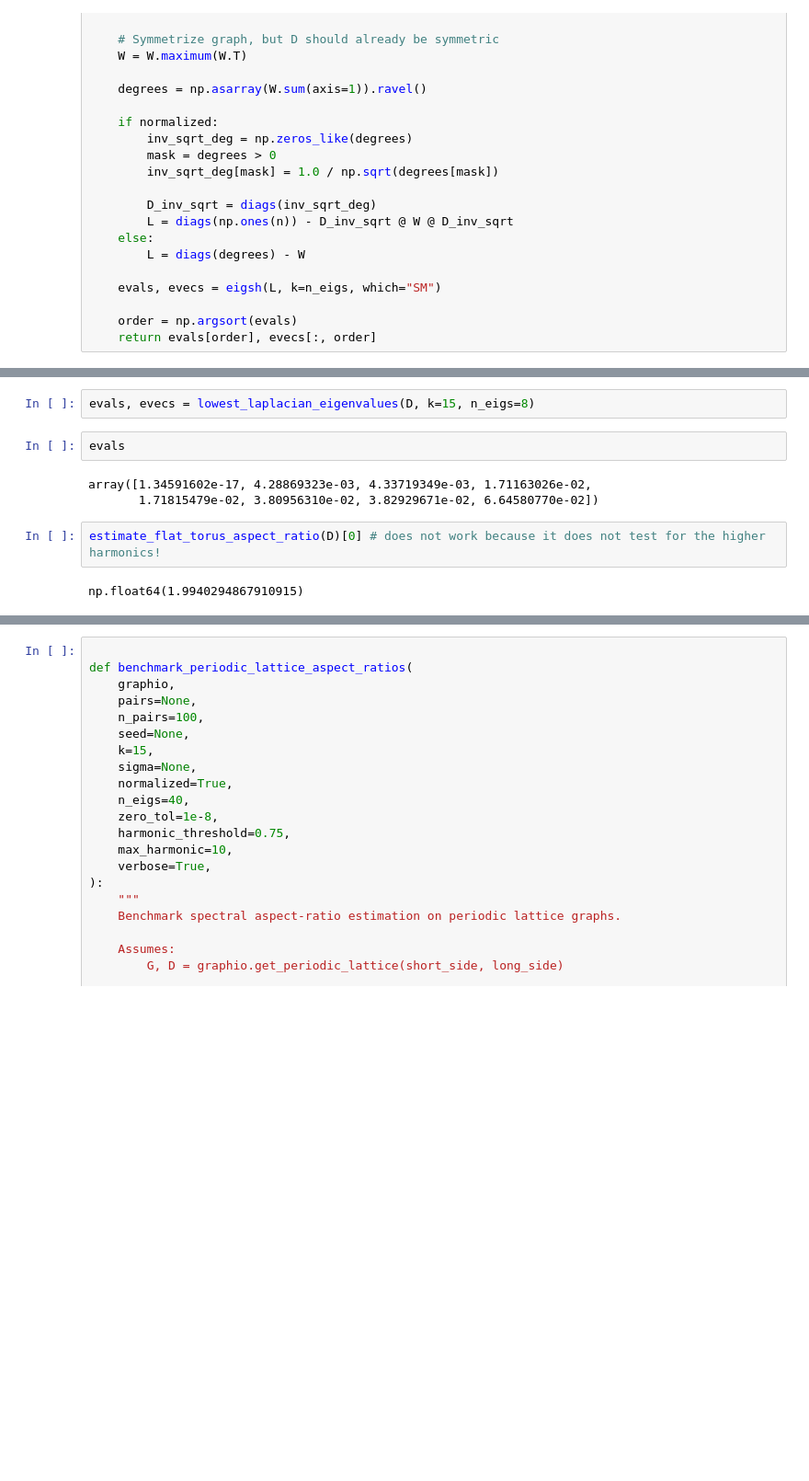
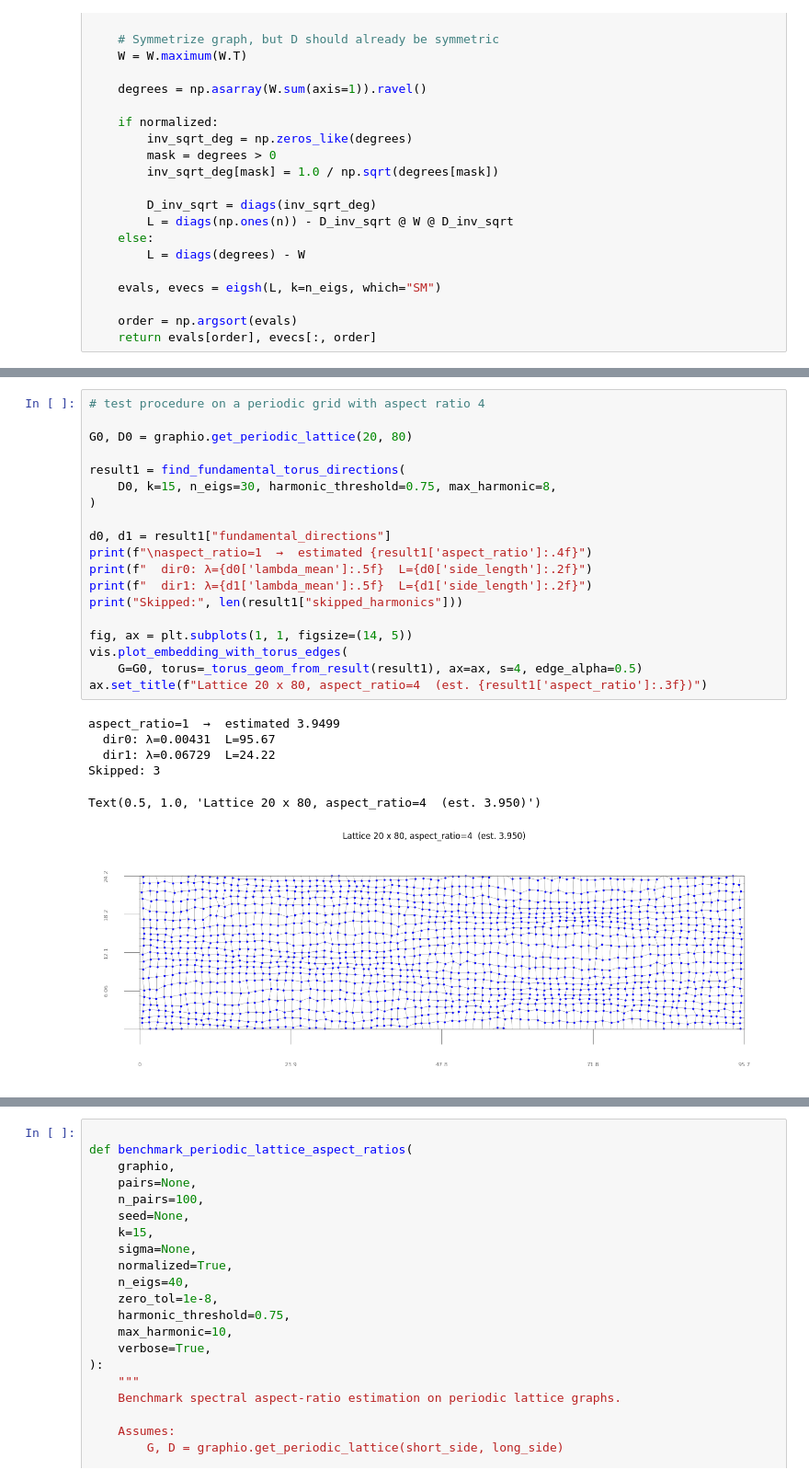
Before and after one commit to JacobLMiller/torus-mds, a Jupyter notebook: aspect_init_spectral.ipynb, the cells around one changed output, grey strips where cells are left out. Shown at 92% size. Saved outputs shown, nothing was run; the diff lists cells and outputs as text; blank space fills up the shorter version.

```diff
--- a/aspect_init_spectral.ipynb
+++ b/aspect_init_spectral.ipynb
@@ -406,11 +577,26 @@ G, D = graphio.get_periodic_lattice(20, 80)
 # %%
-evals, evecs = lowest_laplacian_eigenvalues(D, k=15, n_eigs=8)
+# test procedure on a periodic grid with aspect ratio 4
+
+G0, D0 = graphio.get_periodic_lattice(20, 80)
+
+result1 = find_fundamental_torus_directions(
+    D0, k=15, n_eigs=30, harmonic_threshold=0.75, max_harmonic=8,
+)
+
+d0, d1 = result1["fundamental_directions"]
+print(f"\naspect_ratio=1  →  estimated {result1['aspect_ratio']:.4f}")
+print(f"  dir0: λ={d0['lambda_mean']:.5f}  L={d0['side_length']:.2f}")
+print(f"  dir1: λ={d1['lambda_mean']:.5f}  L={d1['side_length']:.2f}")
+print("Skipped:", len(result1["skipped_harmonics"]))
+
+fig, ax = plt.subplots(1, 1, figsize=(14, 5))
+vis.plot_embedding_with_torus_edges(
+    G=G0, torus=_torus_geom_from_result(result1), ax=ax, s=4, edge_alpha=0.5)
+ax.set_title(f"Lattice 20 x 80, aspect_ratio=4  (est. {result1['aspect_ratio']:.3f})")
+# %% [output]
+aspect_ratio=1  →  estimated 3.9499
+  dir0: λ=0.00431  L=95.67
+  dir1: λ=0.06729  L=24.22
+Skipped: 3
+Text(0.5, 1.0, 'Lattice 20 x 80, aspect_ratio=4  (est. 3.950)')
+[figure, added]
-# %%
-evals
-# %% [output]
-array([1.34591602e-17, 4.28869323e-03, 4.33719349e-03, 1.71163026e-02,
-       1.71815479e-02, 3.80956310e-02, 3.82929671e-02, 6.64580770e-02])
-# %%
-estimate_flat_torus_aspect_ratio(D)[0] # does not work because it does not test for the higher harmonics!
-# %% [output]
-np.float64(1.9940294867910915)
```
Also changed, not shown: parts of 18 cells of this notebook.
